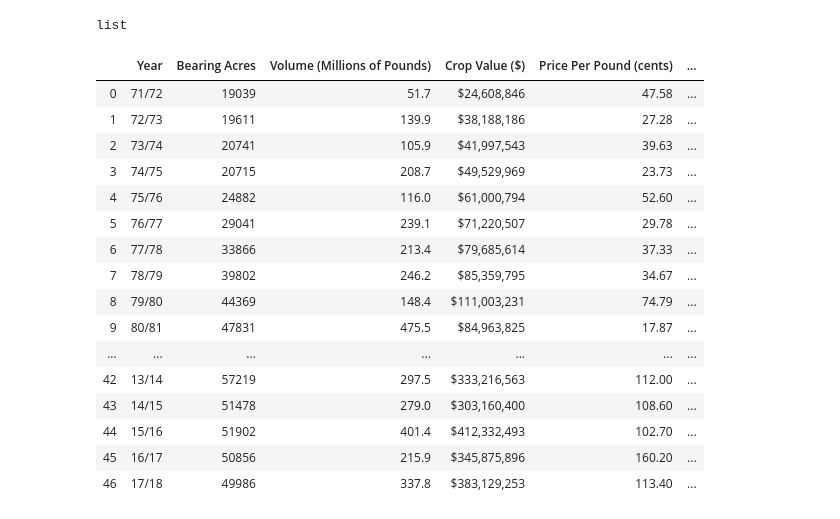
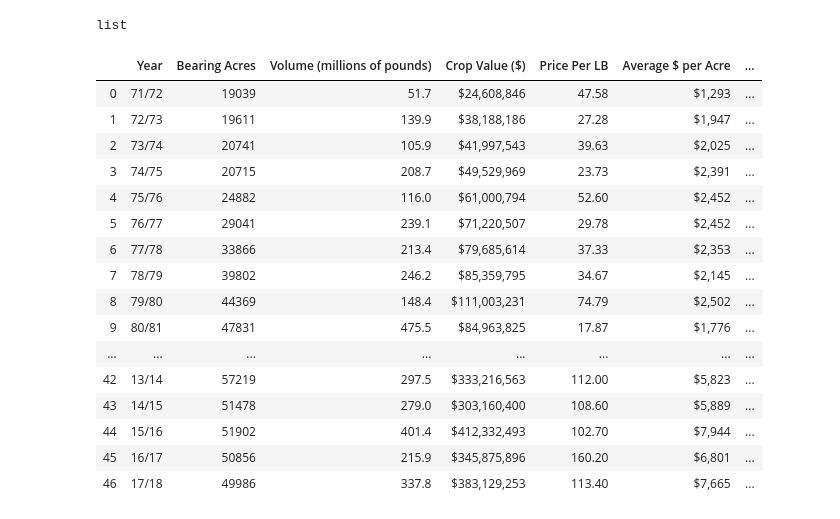
Before and after one commit to hsnguyen1995/Pit-iful_Project, a Jupyter notebook: AmysWork/AnnualProjections71/annualchangeinvalue.ipynb, the cells around one changed output. Saved outputs shown, nothing was run; the diff lists cells and outputs as text; code cells hidden in the pictures.

```diff
--- a/AmysWork/AnnualProjections71/annualchangeinvalue.ipynb
+++ b/AmysWork/AnnualProjections71/annualchangeinvalue.ipynb
@@ -29,25 +29,25 @@ type(tables)
 list
 # %%
 annualsince71df = tables[0]
-annualsince71df.columns=['Year', 'Bearing Acres', 'Volume (Millions of Pounds)',
-                        'Crop Value ($)', 'Price Per Pound (cents)',
-                        'Average $ per Acre', 'Average Lbs Per Acre']
+annualsince71df.columns=['Year', 'Bearing Acres', 'Volume (millions of pounds)',
+                         'Crop Value ($)', 'Price Per LB',
+                         'Average $ per Acre', 'Average Lbs Per Acre']
 annualsince71df
 # %% [output]
-|  | Year | Bearing Acres | Volume (Millions of Pounds) | Crop Value ($) | Price Per Pound (cents) | ... |
-| 0 | 71/72 | 19039 | 51.7 | $24,608,846 | 47.58 | ... |
-| 1 | 72/73 | 19611 | 139.9 | $38,188,186 | 27.28 | ... |
-| 2 | 73/74 | 20741 | 105.9 | $41,997,543 | 39.63 | ... |
-| 3 | 74/75 | 20715 | 208.7 | $49,529,969 | 23.73 | ... |
-| 4 | 75/76 | 24882 | 116.0 | $61,000,794 | 52.60 | ... |
-| 5 | 76/77 | 29041 | 239.1 | $71,220,507 | 29.78 | ... |
-| 6 | 77/78 | 33866 | 213.4 | $79,685,614 | 37.33 | ... |
-| 7 | 78/79 | 39802 | 246.2 | $85,359,795 | 34.67 | ... |
-| 8 | 79/80 | 44369 | 148.4 | $111,003,231 | 74.79 | ... |
-| 9 | 80/81 | 47831 | 475.5 | $84,963,825 | 17.87 | ... |
-| ... | ... | ... | ... | ... | ... | ... |
-| 42 | 13/14 | 57219 | 297.5 | $333,216,563 | 112.00 | ... |
-| 43 | 14/15 | 51478 | 279.0 | $303,160,400 | 108.60 | ... |
-| 44 | 15/16 | 51902 | 401.4 | $412,332,493 | 102.70 | ... |
-| 45 | 16/17 | 50856 | 215.9 | $345,875,896 | 160.20 | ... |
-| 46 | 17/18 | 49986 | 337.8 | $383,129,253 | 113.40 | ... |
+|  | Year | Bearing Acres | Volume (millions of pounds) | Crop Value ($) | Price Per LB | Average $ per Acre | ... |
+| 0 | 71/72 | 19039 | 51.7 | $24,608,846 | 47.58 | $1,293 | ... |
+| 1 | 72/73 | 19611 | 139.9 | $38,188,186 | 27.28 | $1,947 | ... |
+| 2 | 73/74 | 20741 | 105.9 | $41,997,543 | 39.63 | $2,025 | ... |
+| 3 | 74/75 | 20715 | 208.7 | $49,529,969 | 23.73 | $2,391 | ... |
+| 4 | 75/76 | 24882 | 116.0 | $61,000,794 | 52.60 | $2,452 | ... |
+| 5 | 76/77 | 29041 | 239.1 | $71,220,507 | 29.78 | $2,452 | ... |
+| 6 | 77/78 | 33866 | 213.4 | $79,685,614 | 37.33 | $2,353 | ... |
+| 7 | 78/79 | 39802 | 246.2 | $85,359,795 | 34.67 | $2,145 | ... |
+| 8 | 79/80 | 44369 | 148.4 | $111,003,231 | 74.79 | $2,502 | ... |
+| 9 | 80/81 | 47831 | 475.5 | $84,963,825 | 17.87 | $1,776 | ... |
+| ... | ... | ... | ... | ... | ... | ... | ... |
+| 42 | 13/14 | 57219 | 297.5 | $333,216,563 | 112.00 | $5,823 | ... |
+| 43 | 14/15 | 51478 | 279.0 | $303,160,400 | 108.60 | $5,889 | ... |
+| 44 | 15/16 | 51902 | 401.4 | $412,332,493 | 102.70 | $7,944 | ... |
+| 45 | 16/17 | 50856 | 215.9 | $345,875,896 | 160.20 | $6,801 | ... |
+| 46 | 17/18 | 49986 | 337.8 | $383,129,253 | 113.40 | $7,665 | ... |
```
Also changed, not shown: parts of 3 cells of this notebook, 19 other files.
